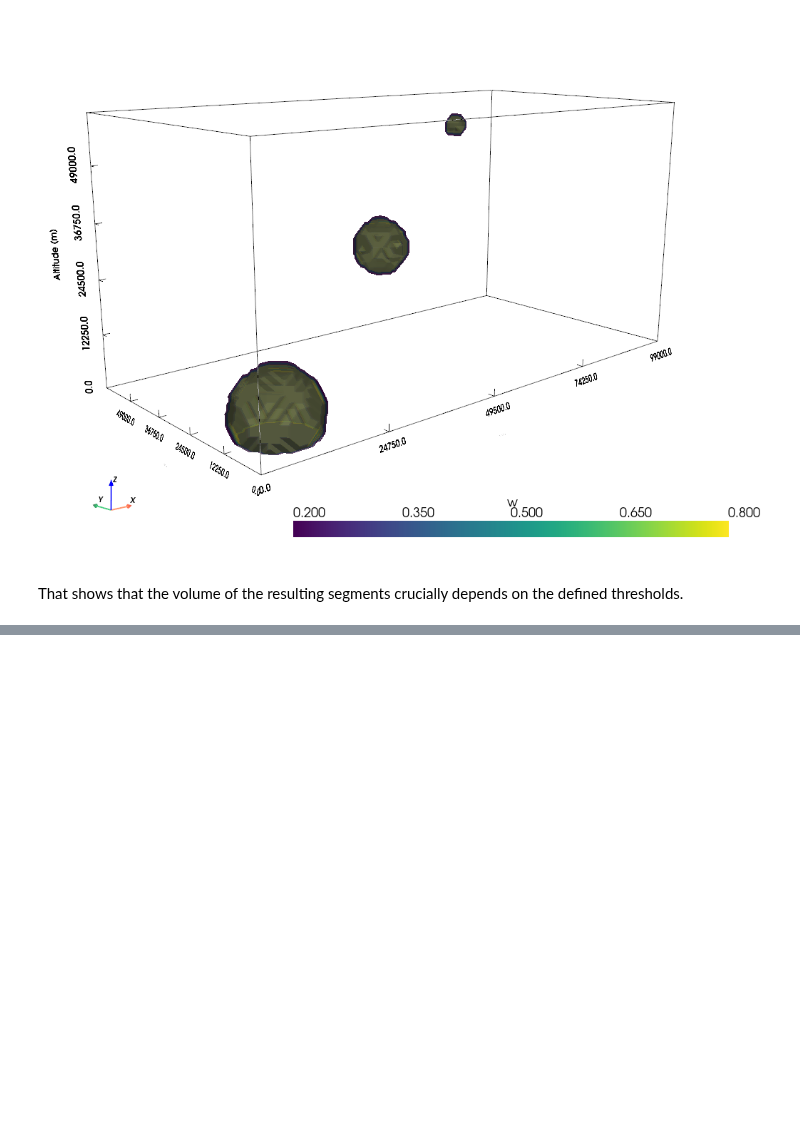
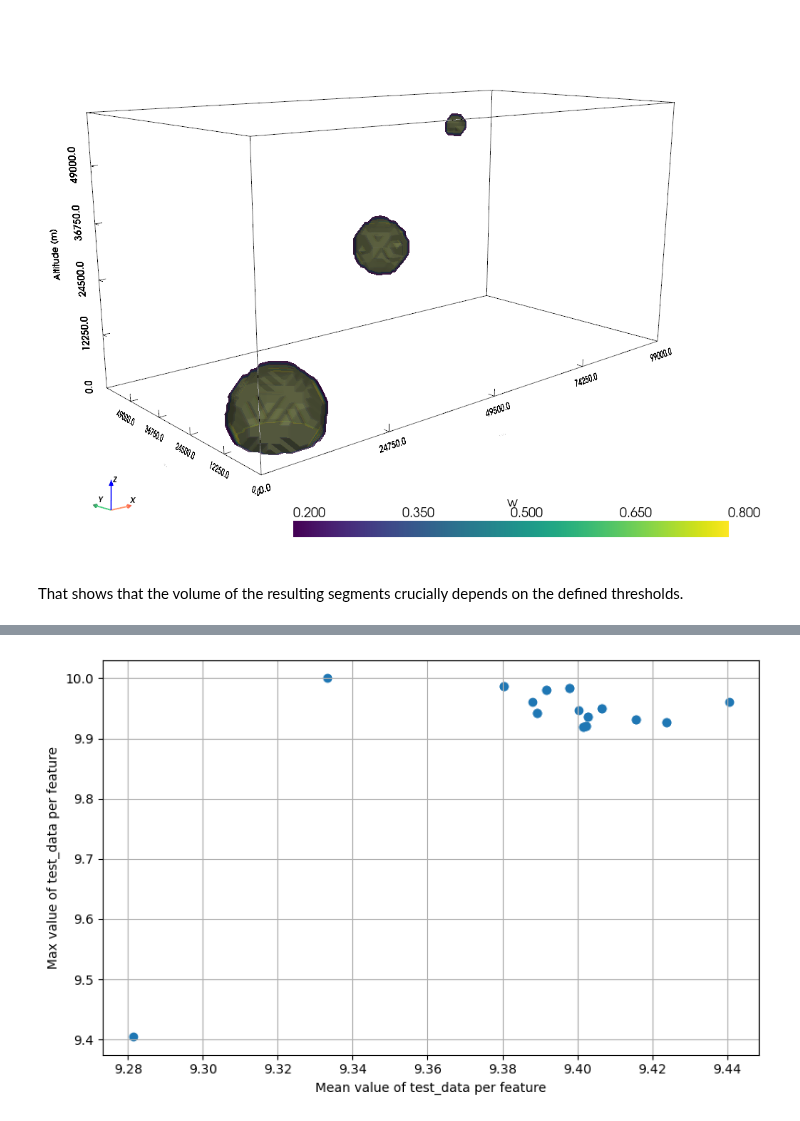
Before and after one commit to tobac-project/tobac, a Jupyter notebook: examples/Basics/Idealized-Case-3_Tracking-of-a-Test-Blob-in-3D.ipynb, the cells around one changed output, grey strips where cells are left out. Cells and saved outputs as stored; diff of their text form; code cells hidden in the pictures; blank space fills up the shorter version.

```diff
--- a/examples/Basics/Idealized-Case-3_Tracking-of-a-Test-Blob-in-3D.ipynb
+++ b/examples/Basics/Idealized-Case-3_Tracking-of-a-Test-Blob-in-3D.ipynb
@@ -462,0 +421,19 @@ We can deduce, that our singular feature in the data has a lifetime of 50.
+# %%
+from tobac.utils.bulk_statistics import get_statistics_from_mask
+
+# Start from the original features dataframe
+features_input = features.copy()
+
+# Segmentation mask and underlying 3D field from the previous steps
+segmentation_mask = segment_labels
+field_3d = test_data
+
+# Define which statistics we want to compute for each feature
+statistics = {}
+statistics['mean'] = np.mean
+statistics['total'] = np.sum
+statistics['max'] = np.max
+
+features_with_stats = get_statistics_from_mask(features_input, segmentation_mask, field_3d, statistic=statistics)
+
+features_with_stats.head()
@@ -462,0 +453,20 @@ We can deduce, that our singular feature in the data has a lifetime of 50.
+# %%
+# For a simple overview, keep one row per feature ID
+features_summary = (
+    features_with_stats
+    .sort_values("time")
+    .drop_duplicates(subset=["feature"], keep="last")
+)
+
+plt.figure(figsize=(8, 5))
+plt.scatter(
+    features_summary["mean"],   # mean value of the field for each feature
+    features_summary["max"],    # corresponding maximum
+)
+
+plt.xlabel("Mean value of test_data per feature")
+plt.ylabel("Max value of test_data per feature")
+plt.grid(True)
+plt.tight_layout()
+# %% [output]
+[figure, added]
```
Also changed, not shown: parts of 18 cells of this notebook, 1 other file.
